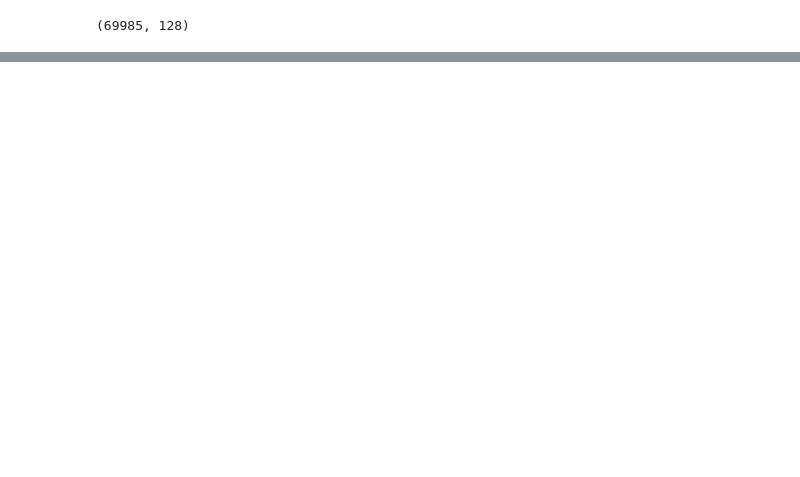
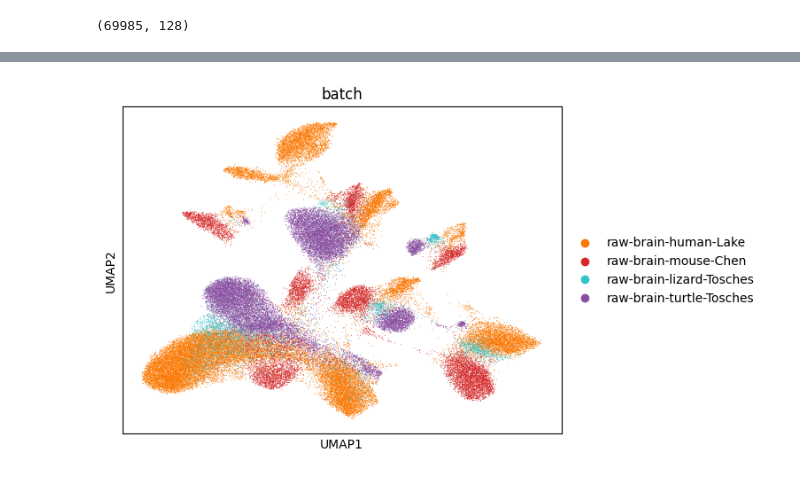
Before and after one commit to CocoGzh/CAMEX_Tutorials, a Jupyter notebook: docs/source/integration_annotation_in_relatives_distant_species.ipynb, the cells around one changed output, grey strips where cells are left out. Cells and saved outputs as stored; diff of their text form; code cells hidden in the pictures; blank space fills up the shorter version.

```diff
--- a/docs/source/integration_annotation_in_relatives_distant_species.ipynb
+++ b/docs/source/integration_annotation_in_relatives_distant_species.ipynb
@@ -171,0 +223,3 @@ sc.pl.umap(adata_CAMEX, color=['batch', 'cell_ontology_class'], wspace=0.6)
+# %%
+cell_type_d = {v: k for k, v in adata_CAMEX.uns['cell_type'].items()}
+cell_type_d
@@ -171,0 +241,8 @@ sc.pl.umap(adata_CAMEX, color=['batch', 'cell_ontology_class'], wspace=0.6)
+# %%
+import torch
+import numpy as np
+y_true = adata_CAMEX.obs['cell_ontology_class_num'].to_numpy().astype(np.int)
+y_prob = torch.nn.Softmax(dim=-1)(torch.tensor(adata_CAMEX.obsm['cell_train_class'])).numpy()
+y_pred = np.argmax(y_prob, axis=-1).astype(np.int)
+adata_CAMEX.obs.loc[:, 'cell_type_pred'] = [cell_type_d[item] for item in y_pred]
+adata_CAMEX
@@ -171,0 +262,4 @@ sc.pl.umap(adata_CAMEX, color=['batch', 'cell_ontology_class'], wspace=0.6)
+# %%
+sc.pl.umap(adata_CAMEX, color=['batch'], wspace=0.6, palette=palette_batch)
+# %% [output]
+[figure, added]
```
Also changed, not shown: parts of 24 cells of this notebook.
